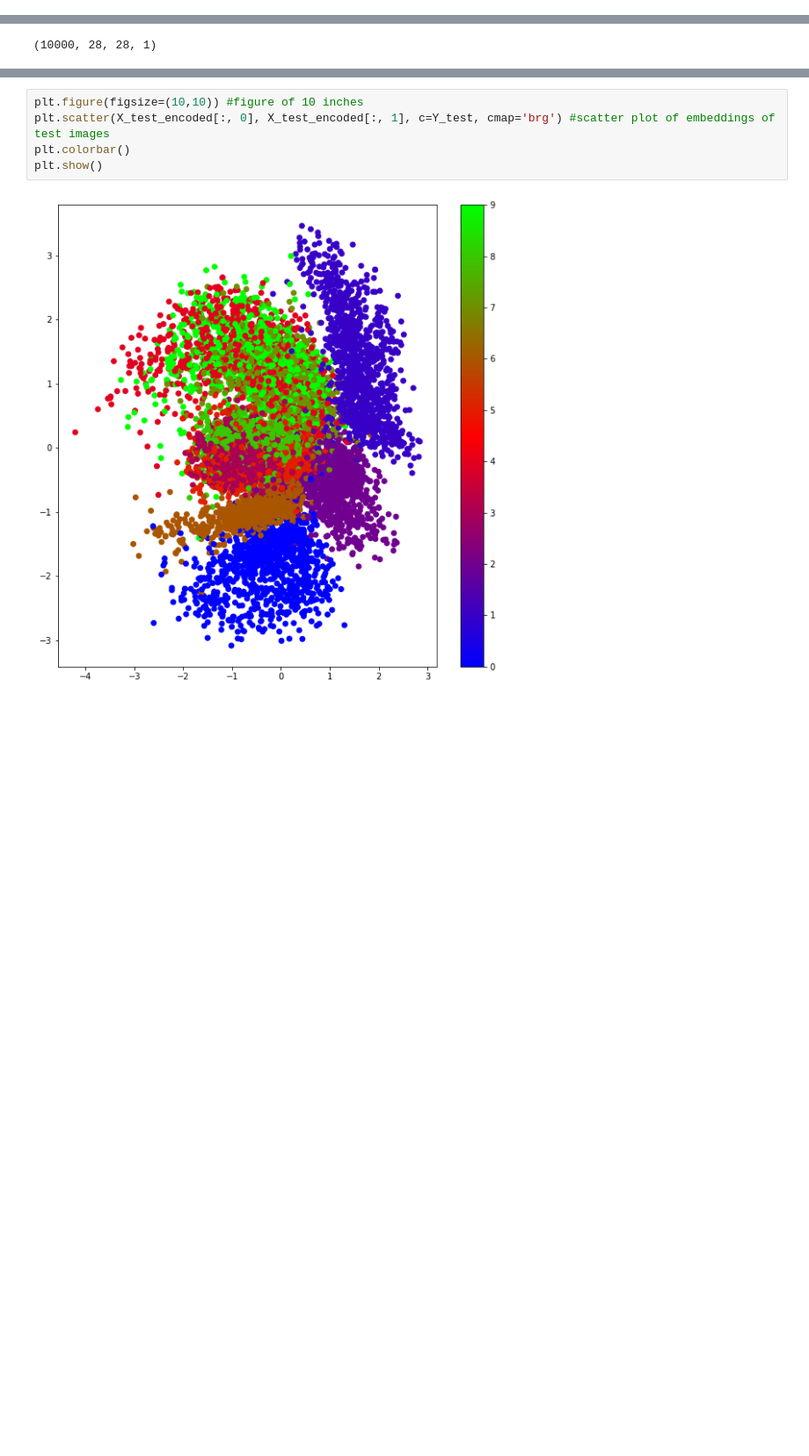
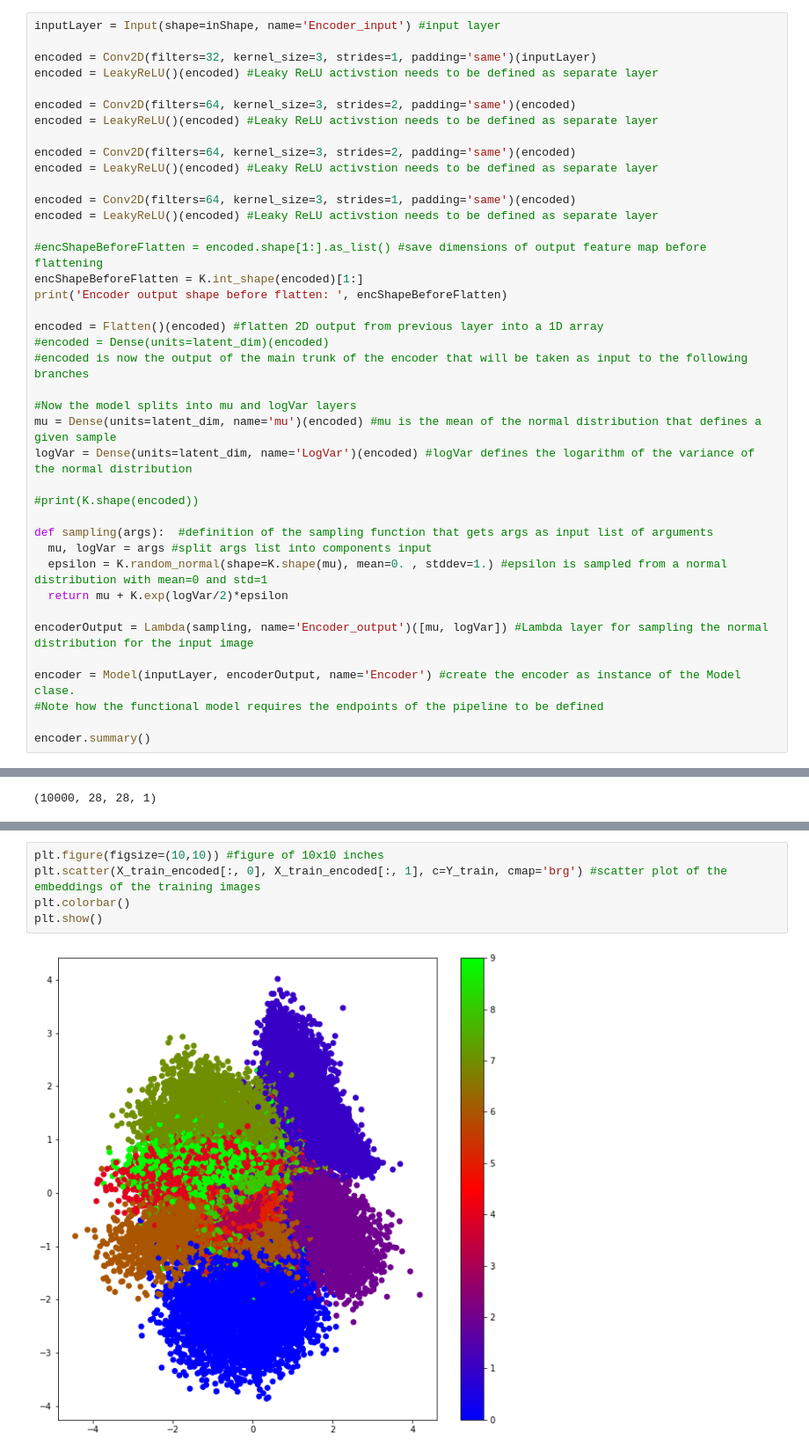
Before and after one commit to JacopoKahl/vae_mnist, a Jupyter notebook: Variational_Autoencoder_MNIST.ipynb, the cells around one changed output, grey strips where cells are left out. Shown at 88% size. Cells and saved outputs as stored; diff of their text form; blank space fills up the shorter version.

```diff
--- a/Variational_Autoencoder_MNIST.ipynb
+++ b/Variational_Autoencoder_MNIST.ipynb
@@ -361,0 +146,40 @@ Epoch 00010: val_loss did not improve from 47.13990
+# %%
+inputLayer = Input(shape=inShape, name='Encoder_input') #input layer
+
+encoded = Conv2D(filters=32, kernel_size=3, strides=1, padding='same')(inputLayer)
+encoded = LeakyReLU()(encoded) #Leaky ReLU activstion needs to be defined as separate layer
+
+encoded = Conv2D(filters=64, kernel_size=3, strides=2, padding='same')(encoded)
+encoded = LeakyReLU()(encoded) #Leaky ReLU activstion needs to be defined as separate layer
+
+encoded = Conv2D(filters=64, kernel_size=3, strides=2, padding='same')(encoded)
+encoded = LeakyReLU()(encoded) #Leaky ReLU activstion needs to be defined as separate layer
+
+encoded = Conv2D(filters=64, kernel_size=3, strides=1, padding='same')(encoded)
+encoded = LeakyReLU()(encoded) #Leaky ReLU activstion needs to be defined as separate layer
+
+#encShapeBeforeFlatten = encoded.shape[1:].as_list() #save dimensions of output feature map before flattening
+encShapeBeforeFlatten = K.int_shape(encoded)[1:]
+print('Encoder output shape before flatten: ', encShapeBeforeFlatten)
+
+encoded = Flatten()(encoded) #flatten 2D output from previous layer into a 1D array
+#encoded = Dense(units=latent_dim)(encoded)
+#encoded is now the output of the main trunk of the encoder that will be taken as input to the following branches
+
+#Now the model splits into mu and logVar layers
+mu = Dense(units=latent_dim, name='mu')(encoded) #mu is the mean of the normal distribution that defines a given sample
+logVar = Dense(units=latent_dim, name='LogVar')(encoded) #logVar defines the logarithm of the variance of the normal distribution
+
+#print(K.shape(encoded))
+
+def sampling(args):  #definition of the sampling function that gets args as input list of arguments
+  mu, logVar = args #split args list into components input
+  epsilon = K.random_normal(shape=K.shape(mu), mean=0. , stddev=1.) #epsilon is sampled from a normal distribution with mean=0 and std=1
+  return mu + K.exp(logVar/2)*epsilon
+
+encoderOutput = Lambda(sampling, name='Encoder_output')([mu, logVar]) #Lambda layer for sampling the normal distribution for the input image
+
+encoder = Model(inputLayer, encoderOutput, name='Encoder') #create the encoder as instance of the Model clase.
+#Note how the functional model requires the endpoints of the pipeline to be defined
+
+encoder.summary()
@@ -403,7 +402,7 @@ print(X_test_encoded.shape)
 # %%
-plt.figure(figsize=(10,10)) #figure of 10 inches
-plt.scatter(X_test_encoded[:, 0], X_test_encoded[:, 1], c=Y_test, cmap='brg') #scatter plot of embeddings of test images
+plt.figure(figsize=(10,10)) #figure of 10x10 inches
+plt.scatter(X_train_encoded[:, 0], X_train_encoded[:, 1], c=Y_train, cmap='brg') #scatter plot of the embeddings of the training images
 plt.colorbar()
 plt.show()
 # %% [output]
-[figure, old version]
+[figure, new version]
```
Also changed, not shown: parts of 79 cells of this notebook.
